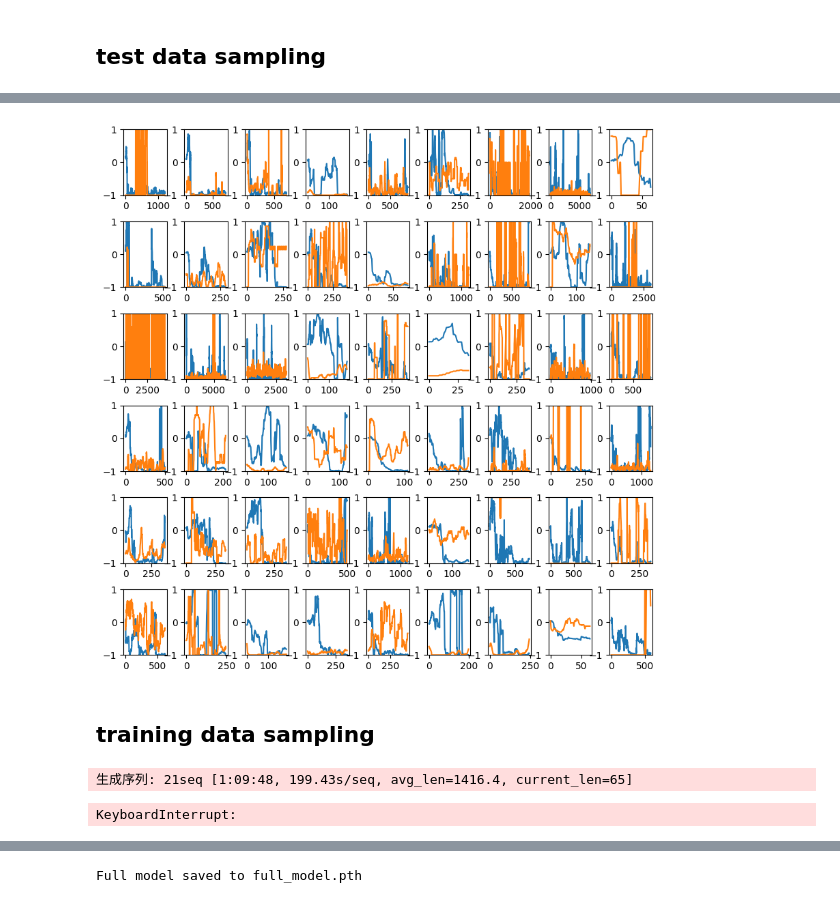
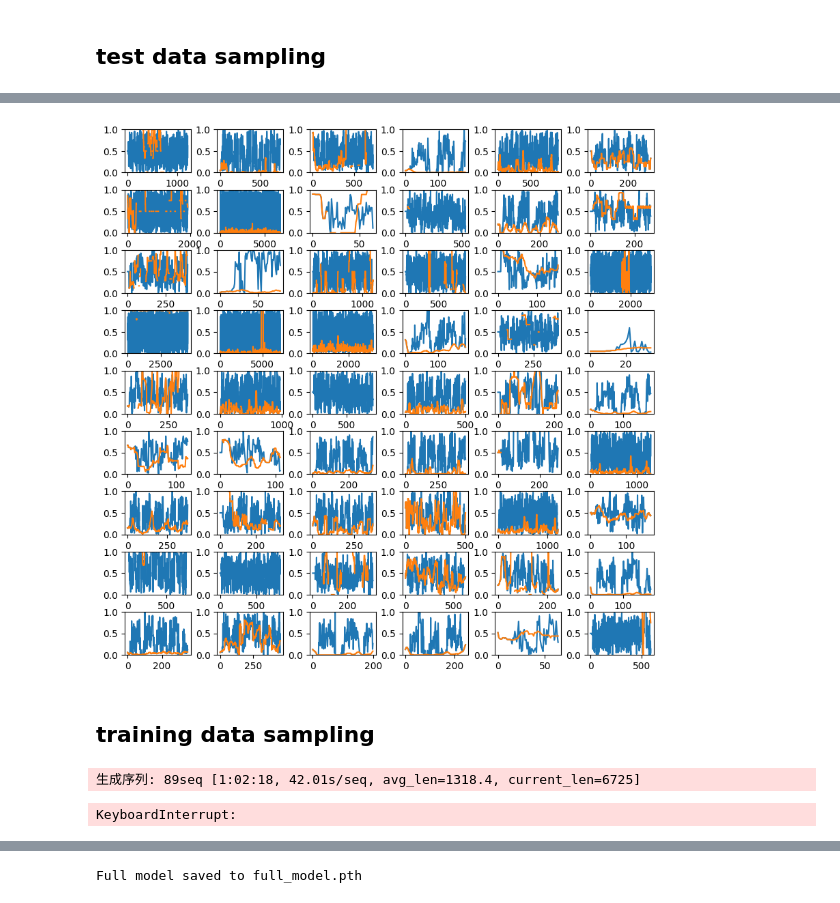
Before and after one commit to YL-tree/epitope, a Jupyter notebook: main_sample_in_turn.ipynb, the cells around one changed output, grey strips where cells are left out. Cells and saved outputs as stored; diff of their text form; code cells hidden in the pictures.

Commit message:
use the old model

```diff
--- a/main_sample_in_turn.ipynb
+++ b/main_sample_in_turn.ipynb
@@ -32,6 +32,15 @@ class Config:
     # 设置断点
     checkpoint_interval = 25
 
+
+    # diffusion部分参数
+    timesteps = 1000
+    beta_start = 1e-4
+    beta_end = 0.02
+    beta = torch.linspace(beta_start, beta_end, timesteps)
+    alpha = 1 - beta
+    alpha_bar = torch.cumprod(alpha, dim=0).to(device)
+
     # transformer部分参数
     output_dim = window_size  # 输出词汇表大小
     d_model = 512  # 词嵌入维度
@@ -610,9 +617,10 @@ class Diffusion:
         # 完全去噪生成一个block后，生成下一个block
         # 隔一段距离(interval * block_size)的block如果没有缺失值的话，直接输入原始值
         for index, j in enumerate(amino_cond_blocks):
+            j = j.unsqueeze(0).to(config.device)
             if index == 0:
                 generated_blocks[index] = torch.nan_to_num(target_blocks[index]).unsqueeze(0).to(config.device)
-            elif index % interval == 0 and not torch.all(torch.isnan(target_blocks[index])):
+            elif index % interval == 0 and not torch.any(torch.isnan(target_blocks[index])):
                 generated_blocks[index] = target_blocks[index].unsqueeze(0).to(config.device)
             else:
                 for i in reversed(range(0, self.timesteps, interval)):
@@ -689,8 +697,16 @@ KeyboardInterrupt:
 # 6. sample
 # %%
 # 从检查点恢复
-model, optimizer, start_epoch, last_loss = load_checkpoint(
-    model,
-    optimizer,
-    checkpoint_path='./checkpoints/checkpoint_epoch_500.pth'
-)
+# model, optimizer, start_epoch, last_loss = load_checkpoint(
+#     model,
+#     optimizer,
+#     checkpoint_path='./checkpoints/checkpoint_epoch_500.pth'
+# )
+# 加载整个模型
+def load_full_model(path):
+    model = torch.load(path, weights_only=False)
+    model.to(config.device)  # 将模型移动到 GPU（如果可用）
+    print(f"Full model loaded from {path}")
+    return model
+
+model = load_full_model("full_model.pth")
@@ -733,15 +751,15 @@ with tqdm(test_embedding, desc="生成序列", unit="seq") as pbar:
 # %%
 num_plots = 54
-rows, cols = 6, 9
+rows, cols = 9, 6
 fig, axes = plt.subplots(rows, cols, figsize=(10, 10))
 for i, ax in enumerate(axes.flat):
     ax.plot(predicted[i]) # blue
     ax.plot(real[i])
-    ax.set_ylim(-1, 1)
+    ax.set_ylim(0, 1)
 # 调整子图之间的间距
 plt.subplots_adjust(hspace=0.4, wspace=0.4)
 # %% [output]
-[figure, old version]
+[figure, new version]
 # %% [markdown]
 ## training data sampling
 # %%
@@ -764,8 +782,8 @@ with tqdm(train_embedding, desc="生成序列", unit="seq") as pbar:
         generated_sequence = merge_blocks(generated_blocks, original_length=length, overlap=5).squeeze(1).cpu()
         target_sequence = merge_blocks(target_blocks, original_length=length, overlap=5).squeeze(1).cpu()
 
-        predicted_train.append(generated_sequence)
-        real_train.append(target_sequence)
+        predicted_train.append(map_back_to_unit_range(generated_sequence))
+        real_train.append(map_back_to_unit_range(target_sequence))
 
         # 更新统计信息
         total_length += length
@@ -774,6 +792,6 @@ with tqdm(train_embedding, desc="生成序列", unit="seq") as pbar:
             "current_len": length
         })
 # %% [output]
-生成序列: 21seq [1:09:48, 199.43s/seq, avg_len=1416.4, current_len=65]
+生成序列: 89seq [1:02:18, 42.01s/seq, avg_len=1318.4, current_len=6725]
 KeyboardInterrupt:
 # %%
```
Also changed, not shown: parts of 11 cells of this notebook.
